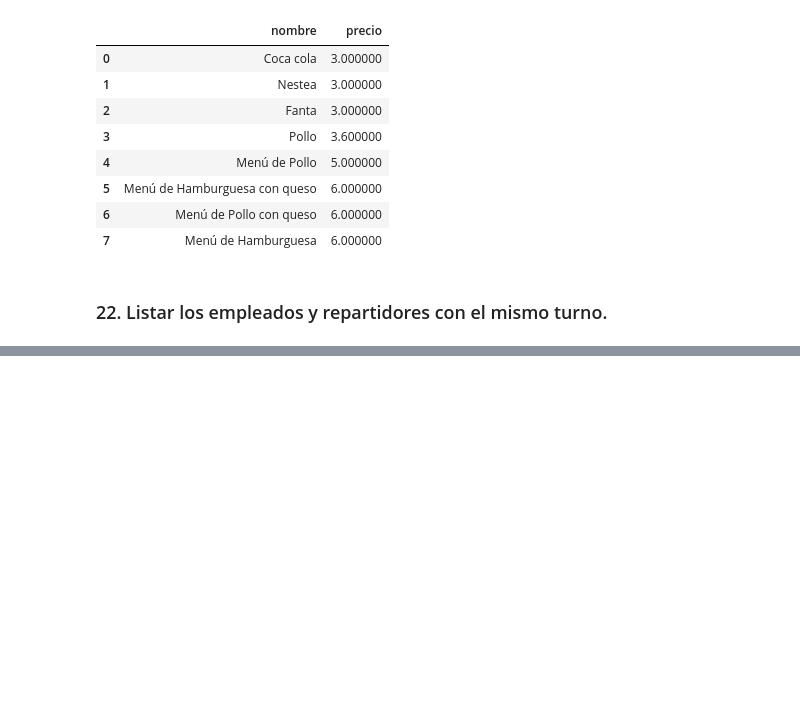
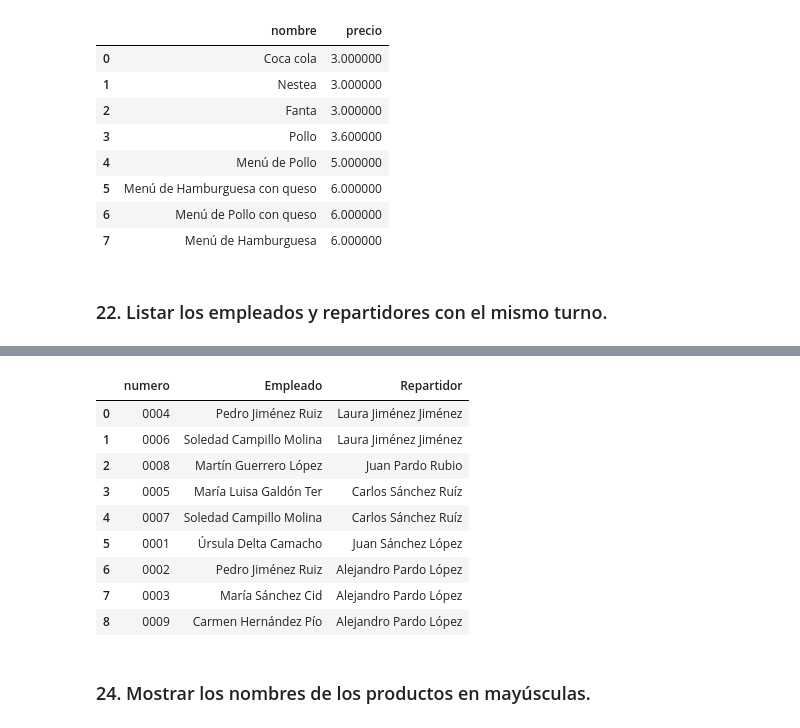
Before and after one commit to tooshiNoko/Analisi-DB-Pedidos-SQL, a Jupyter notebook: sql.ipynb, the cells around one changed output, grey strips where cells are left out. Saved outputs shown, nothing was run; the diff lists cells and outputs as text; code cells hidden in the pictures; blank space fills up the shorter version.

```diff
--- a/sql.ipynb
+++ b/sql.ipynb
@@ -758,0 +809,9 @@ df21.to_csv('csvs\consulta21.csv', index=False)
+# %%
+connection = mysql.connector.connect(host=' ', database=' ', user=' ', password=' ', connection_timeout= )
+cursor = connection.cursor()
+query23 = '''SELECT p.numero, e.nombre AS Empleado, r.nombre AS Repartidor
+FROM PEDIDO AS p
+JOIN EMPLEADO AS e ON p.DNI_EP = e.DNI
+JOIN REPARTIDOR AS r ON p.DNI_R = r.DNI;'''
+cursor.execute(query23)
+cursor.fetchall()
@@ -758,0 +828,14 @@ df21.to_csv('csvs\consulta21.csv', index=False)
+# %%
+df23 = pd.read_sql(query23, connection)
+left_align(df23)
+# %% [output]
+|  | numero | Empleado | Repartidor |
+| 0 | 0004 | Pedro Jiménez Ruiz | Laura Jiménez Jiménez |
+| 1 | 0006 | Soledad Campillo Molina | Laura Jiménez Jiménez |
+| 2 | 0008 | Martín Guerrero López | Juan Pardo Rubio |
+| 3 | 0005 | María Luisa Galdón Ter | Carlos Sánchez Ruíz |
+| 4 | 0007 | Soledad Campillo Molina | Carlos Sánchez Ruíz |
+| 5 | 0001 | Úrsula Delta Camacho | Juan Sánchez López |
+| 6 | 0002 | Pedro Jiménez Ruiz | Alejandro Pardo López |
+| 7 | 0003 | María Sánchez Cid | Alejandro Pardo López |
+| 8 | 0009 | Carmen Hernández Pío | Alejandro Pardo López |
@@ -758,0 +844,2 @@ df21.to_csv('csvs\consulta21.csv', index=False)
+# %% [markdown]
+### 24. Mostrar los nombres de los productos en mayúsculas.
```
Also changed, not shown: parts of 74 cells of this notebook.
